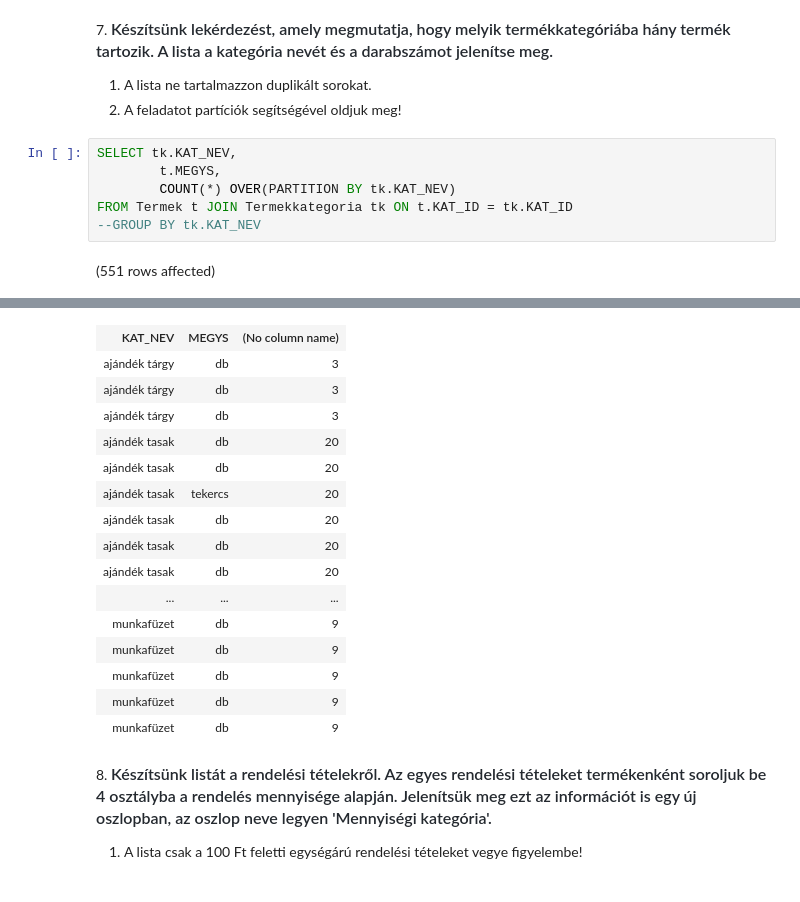
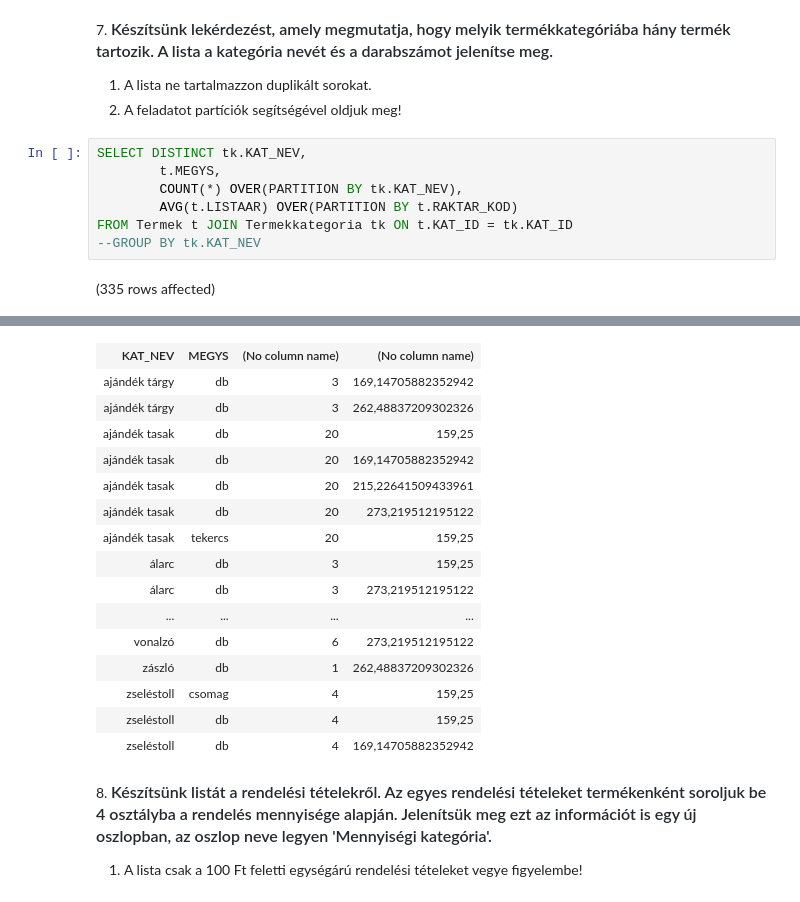
Before and after one commit to AbelKornel/adatbazisok, a Jupyter notebook: gyakorlat05_feladatok.ipynb, the cells around one changed output, grey strips where cells are left out. Drawn from its saved outputs; the diff is of its cells as text.

```diff
--- a/gyakorlat05_feladatok.ipynb
+++ b/gyakorlat05_feladatok.ipynb
@@ -79,10 +104,11 @@ Total execution time: 00:00:00.216
 1. A lista ne tartalmazzon duplikált sorokat.
 2. A feladatot partíciók segítségével oldjuk meg!
 # %%
-SELECT tk.KAT_NEV,
+SELECT DISTINCT tk.KAT_NEV,
         t.MEGYS,
-        COUNT(*) OVER(PARTITION BY tk.KAT_NEV)
+        COUNT(*) OVER(PARTITION BY tk.KAT_NEV),
+        AVG(t.LISTAAR) OVER(PARTITION BY t.RAKTAR_KOD)
 FROM Termek t JOIN Termekkategoria tk ON t.KAT_ID = tk.KAT_ID
 --GROUP BY tk.KAT_NEV
 # %% [output]
-(551 rows affected)
+(335 rows affected)
@@ -90,19 +116,19 @@ Total execution time: 00:00:00.046
-| KAT_NEV | MEGYS | (No column name) |
-| ajándék tárgy | db | 3 |
-| ajándék tárgy | db | 3 |
-| ajándék tárgy | db | 3 |
-| ajándék tasak | db | 20 |
-| ajándék tasak | db | 20 |
-| ajándék tasak | tekercs | 20 |
-| ajándék tasak | db | 20 |
-| ajándék tasak | db | 20 |
-| ajándék tasak | db | 20 |
-| ... | ... | ... |
-| munkafüzet | db | 9 |
-| munkafüzet | db | 9 |
-| munkafüzet | db | 9 |
-| munkafüzet | db | 9 |
-| munkafüzet | db | 9 |
+| KAT_NEV | MEGYS | (No column name) | (No column name) |
+| ajándék tárgy | db | 3 | 169,14705882352942 |
+| ajándék tárgy | db | 3 | 262,48837209302326 |
+| ajándék tasak | db | 20 | 159,25 |
+| ajándék tasak | db | 20 | 169,14705882352942 |
+| ajándék tasak | db | 20 | 215,22641509433961 |
+| ajándék tasak | db | 20 | 273,219512195122 |
+| ajándék tasak | tekercs | 20 | 159,25 |
+| álarc | db | 3 | 159,25 |
+| álarc | db | 3 | 273,219512195122 |
+| ... | ... | ... | ... |
+| vonalzó | db | 6 | 273,219512195122 |
+| zászló | db | 1 | 262,48837209302326 |
+| zseléstoll | csomag | 4 | 159,25 |
+| zseléstoll | db | 4 | 159,25 |
+| zseléstoll | db | 4 | 169,14705882352942 |
 # %% [markdown]
 8. <span style="font-weight: 600; color: rgb(36, 41, 47); font-family: -apple-system, BlinkMacSystemFont, &quot;Segoe UI&quot;, Helvetica, Arial, sans-serif, &quot;Apple Color Emoji&quot;, &quot;Segoe UI Emoji&quot;; font-size: 16px;">Készítsünk listát a rendelési tételekről. Az egyes rendelési tételeket termékenként soroljuk be 4 osztályba a rendelés mennyisége alapján. Jelenítsük meg ezt az információt is egy új oszlopban, az oszlop neve legyen 'Mennyiségi kategória'.</span>
 
```
Also changed, not shown: parts of 2 cells of this notebook.
